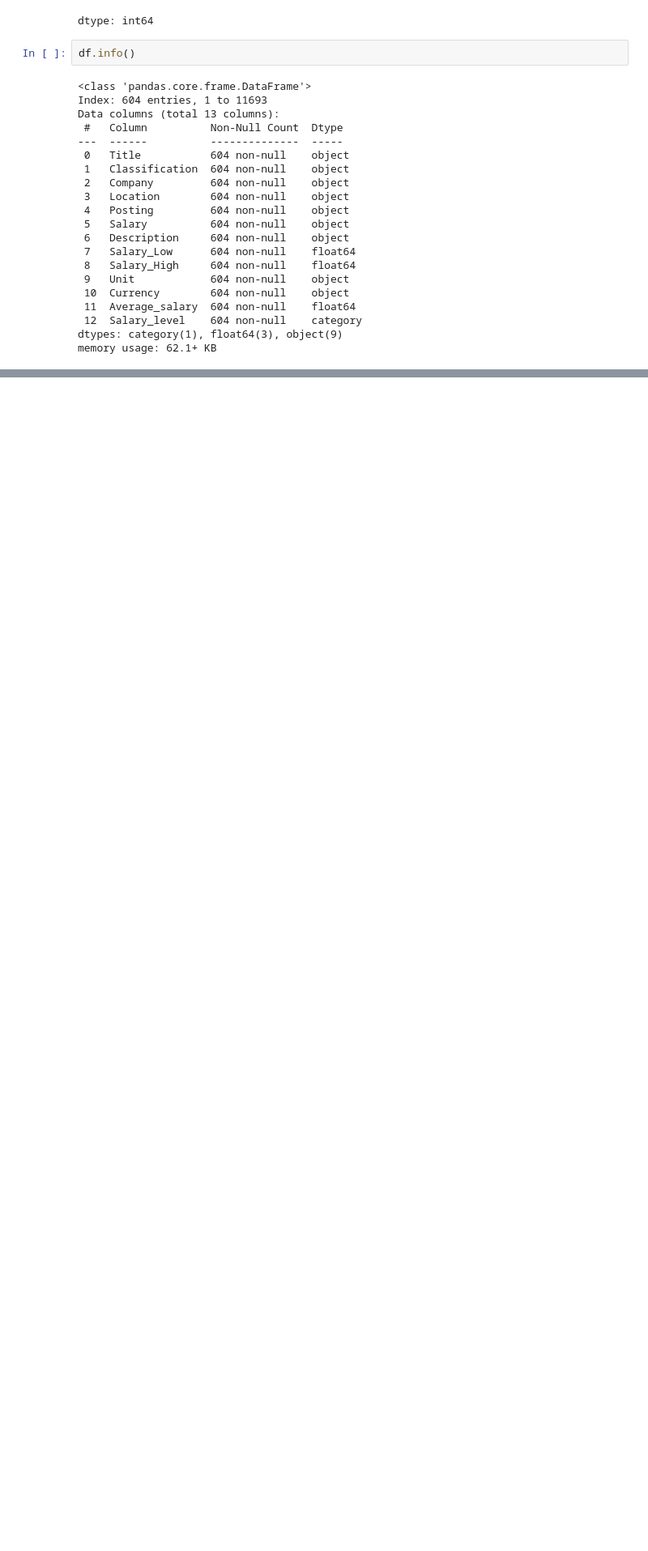
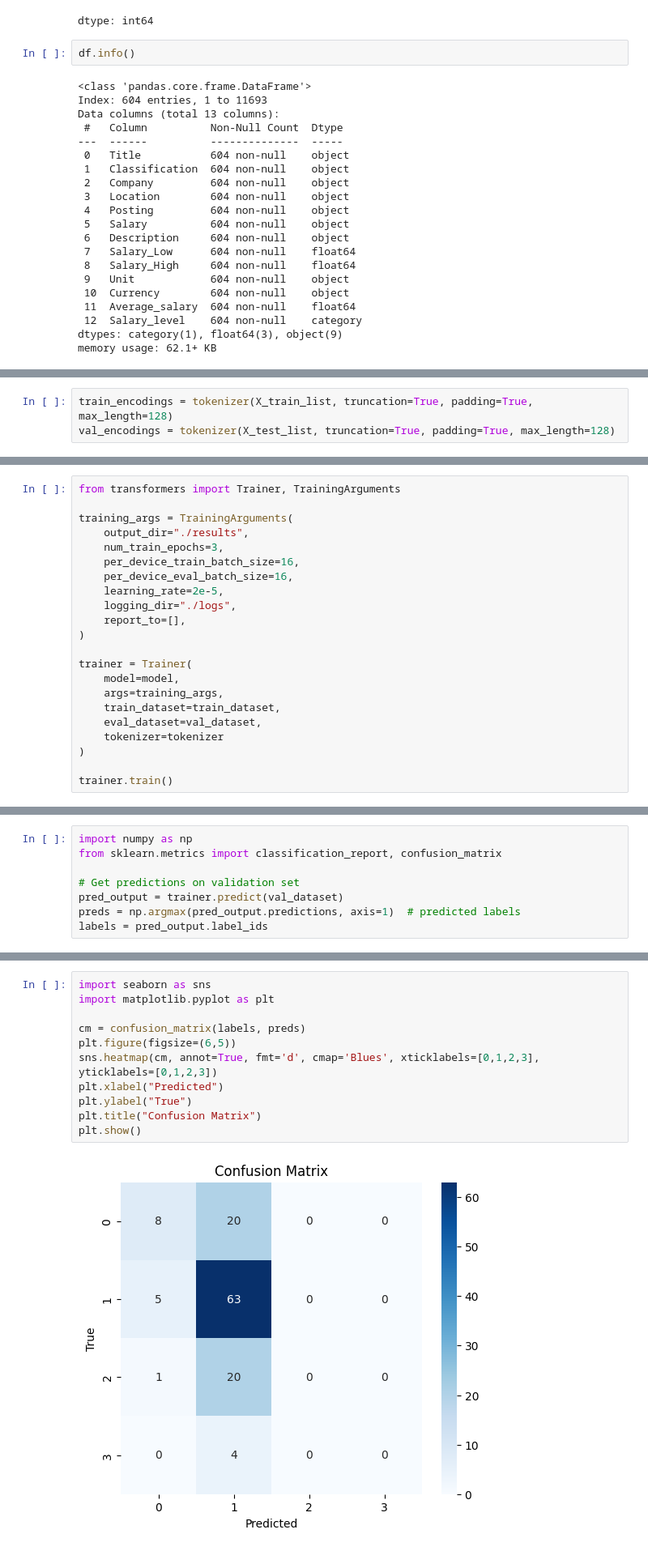
Before and after one commit to Jasman123/Web_scraping_and_Job_Analyze, a Jupyter notebook: Github_Project_WebScraping_Cities_featues.ipynb, the cells around one changed output, grey strips where cells are left out. Shown: that part at 81% size. Saved outputs shown, nothing was run; the diff lists cells and outputs as text; blank space fills up the shorter version.

```diff
--- a/Github_Project_WebScraping_Cities_featues.ipynb
+++ b/Github_Project_WebScraping_Cities_featues.ipynb
@@ -339,0 +458,3 @@ weighted avg       0.56      0.54      0.54       121
+# %%
+train_encodings = tokenizer(X_train_list, truncation=True, padding=True, max_length=128)
+val_encodings = tokenizer(X_test_list, truncation=True, padding=True, max_length=128)
@@ -339,0 +479,22 @@ weighted avg       0.56      0.54      0.54       121
+# %%
+from transformers import Trainer, TrainingArguments
+
+training_args = TrainingArguments(
+    output_dir="./results",
+    num_train_epochs=3,
+    per_device_train_batch_size=16,
+    per_device_eval_batch_size=16,
+    learning_rate=2e-5,
+    logging_dir="./logs",
+    report_to=[],
+)
+
+trainer = Trainer(
+    model=model,
+    args=training_args,
+    train_dataset=train_dataset,
+    eval_dataset=val_dataset,
+    tokenizer=tokenizer
+)
+
+trainer.train()
@@ -339,0 +514,8 @@ weighted avg       0.56      0.54      0.54       121
+# %%
+import numpy as np
+from sklearn.metrics import classification_report, confusion_matrix
+
+# Get predictions on validation set
+pred_output = trainer.predict(val_dataset)
+preds = np.argmax(pred_output.predictions, axis=1)  # predicted labels
+labels = pred_output.label_ids
@@ -339,0 +524,13 @@ weighted avg       0.56      0.54      0.54       121
+# %%
+import seaborn as sns
+import matplotlib.pyplot as plt
+
+cm = confusion_matrix(labels, preds)
+plt.figure(figsize=(6,5))
+sns.heatmap(cm, annot=True, fmt='d', cmap='Blues', xticklabels=[0,1,2,3], yticklabels=[0,1,2,3])
+plt.xlabel("Predicted")
+plt.ylabel("True")
+plt.title("Confusion Matrix")
+plt.show()
+# %% [output]
+[figure, added]
```
Also changed, not shown: parts of 23 cells of this notebook.
